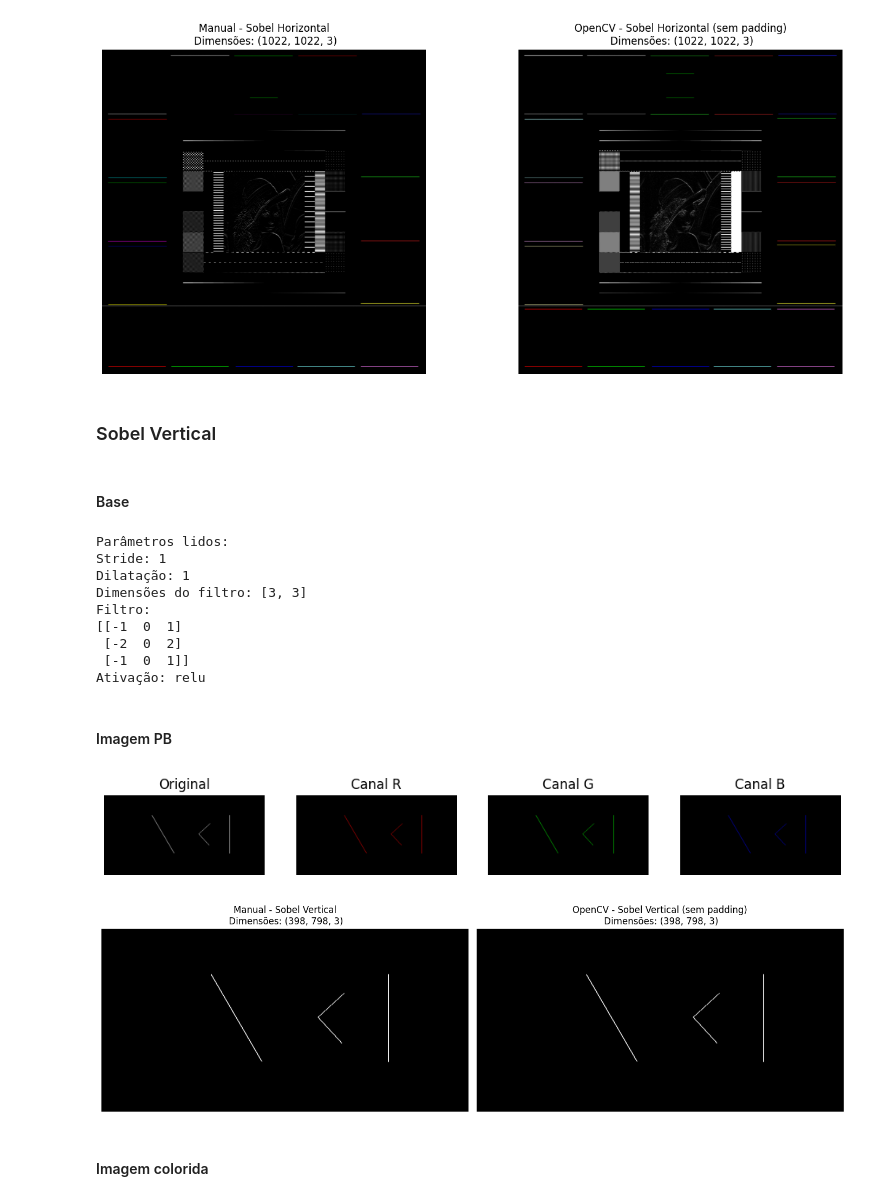
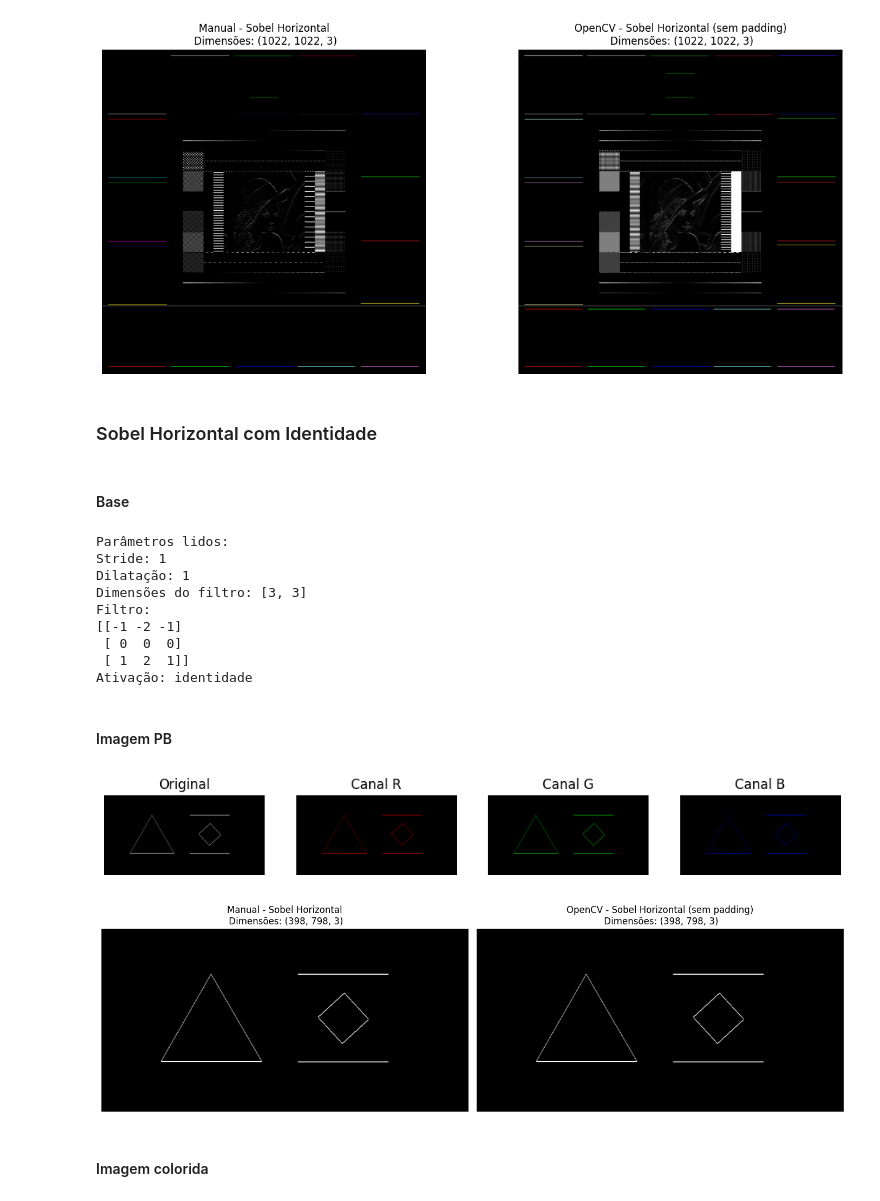
Before and after one commit to adriel1ft/atrous-correlation, a Jupyter notebook: versao_apresentacao.ipynb, the cells around one changed output. Drawn from its saved outputs; the diff is of its cells as text; code cells hidden in the pictures.

```diff
--- a/versao_apresentacao.ipynb
+++ b/versao_apresentacao.ipynb
@@ -157,7 +159,7 @@ def correlacao_atrous(nome_canal, canal, filtro, dilatacao, stride, ativacao):
 
     if ativacao == 'relu':
         saida = np.maximum(0, saida)
-    elif ativacao == 'identity' or ativacao is None:
+    elif ativacao == 'identidade' or ativacao is None:
         pass  # sem ativação, mantém saída como está
     else:
         raise ValueError(f"Ativação desconhecida: {ativacao}")
@@ -289 +283,19 @@ params_sobel_v = "parametros/sobel_v.json"
+# %%
+#relu
+params_generico_relu = "parametros_relu/generico.json"
+params_gauss_relu = "parametros_relu/gaussiano5_5.json"
+params_box_1_10_relu = "parametros_relu/box_1_10.json"
+params_box_10_1_relu = "parametros_relu/box_10_1.json"
+params_box_10_10_relu = "parametros_relu/box_10_10.json"
+params_sobel_h_relu = "parametros_relu/sobel_h.json"
+params_sobel_v_relu = "parametros_relu/sobel_v.json"
+
+#identidade
+params_generico_id = "parametros_id/generico.json"
+params_gauss_id = "parametros_id/gaussiano5_5.json"
+params_box_1_10_id = "parametros_id/box_1_10.json"
+params_box_10_1_id = "parametros_id/box_10_1.json"
+params_box_10_10_id = "parametros_id/box_10_10.json"
+params_sobel_h_id = "parametros_id/sobel_h.json"
+params_sobel_v_id = "parametros_id/sobel_v.json"
 # %% [markdown]
@@ -526,13 +732,13 @@ visualizar_comparacao(imagem_resultante, imagem_resultante_opencv_nop, "Sobel Ho
 [figure]
 [figure]
 # %% [markdown]
-### Sobel Vertical
+### Sobel Horizontal com Identidade
 # %% [markdown]
 #### Base
 # %%
-nome_filtro = os.path.splitext(os.path.basename(params_sobel_v))[0]
+nome_filtro = os.path.splitext(os.path.basename(params_sobel_h_id))[0]
 
-stride, dilatacao, dims, filtro, ativacao = ler_parametros_json(params_sobel_v)
+stride, dilatacao, dims, filtro, ativacao = ler_parametros_json(params_sobel_h_id)
 mostrar_parametros(stride, dilatacao, dims, filtro, ativacao)
 # %% [output]
 Parâmetros lidos:
@@ -540,22 +746,22 @@ Stride: 1
 Dilatação: 1
 Dimensões do filtro: [3, 3]
 Filtro:
-[[-1  0  1]
- [-2  0  2]
- [-1  0  1]]
-Ativação: relu
+[[-1 -2 -1]
+ [ 0  0  0]
+ [ 1  2  1]]
+Ativação: identidade
 # %% [markdown]
 #### Imagem PB
 # %%
 imagem_resultante = processar_imagem_rgb(r_pb, g_pb, b_pb, stride, dilatacao, filtro, ativacao)
 
-os.makedirs("resultados/pb", exist_ok=True)
-salvar_imagem(f"resultados/pb/{nome_filtro}_manual.jpg", imagem_resultante)
+os.makedirs("resultados/pb_id", exist_ok=True)
+salvar_imagem(f"resultados/pb_id/{nome_filtro}_manual.jpg", imagem_resultante)
 
-imagem_resultante_opencv_nop = aplicar_filtro_opencv_sem_padding(img_pb, filtro, ativacao)
-visualizar_comparacao(imagem_resultante, imagem_resultante_opencv_nop, "Sobel Vertical")
+imagem_resultante_opencv_nop = aplicar_filtro_opencv_sem_padding(img_pb, filtro)
+visualizar_comparacao(imagem_resultante, imagem_resultante_opencv_nop, "Sobel Horizontal")
 # %% [output]
-[figure, old version]
+[figure, new version]
-[figure, old version]
+[figure, new version]
 # %% [markdown]
 #### Imagem colorida
```
Also changed, not shown: parts of 68 cells of this notebook, 56 other files.
